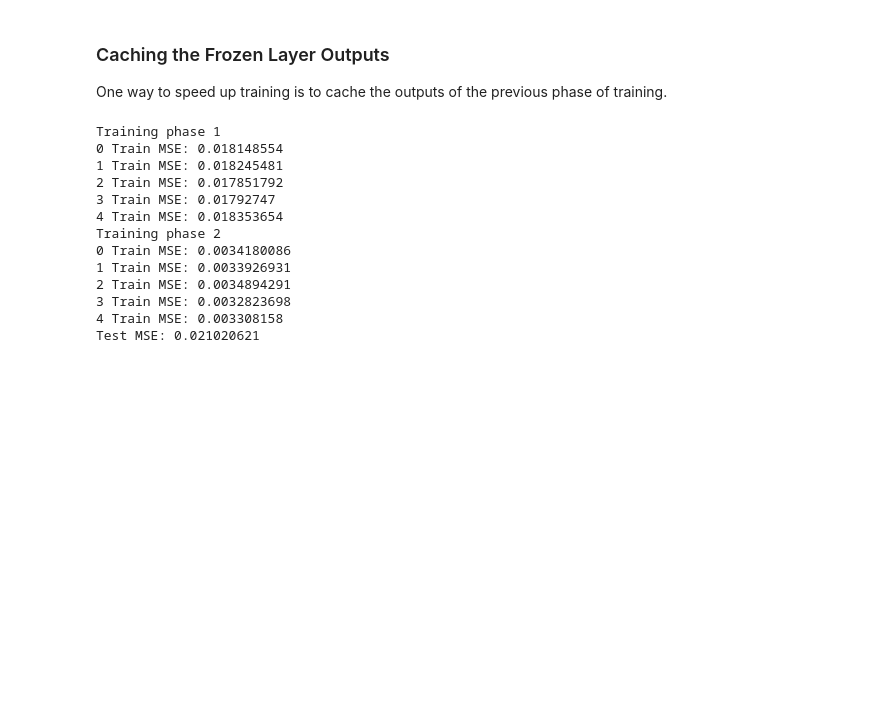
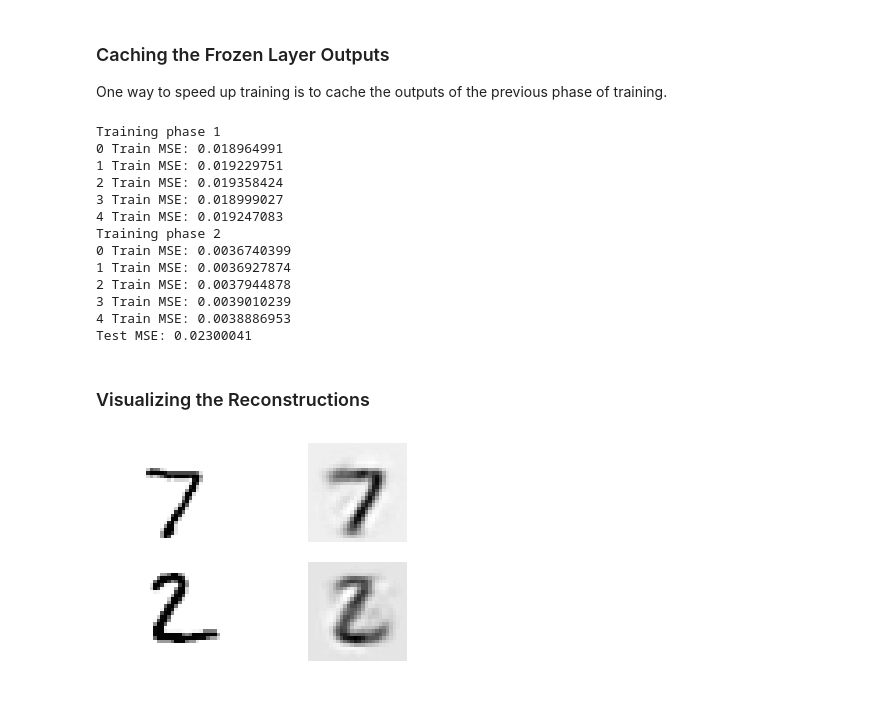
Before and after one commit to DCtheTall/hands-on-machine-learning, a Jupyter notebook: chapter15/Autoencoders.ipynb, the cells around one changed output. Saved outputs shown, nothing was run; the diff lists cells and outputs as text; code cells hidden in the pictures; blank space fills up the shorter version.

```diff
--- a/chapter15/Autoencoders.ipynb
+++ b/chapter15/Autoencoders.ipynb
@@ -412,7 +412,7 @@ n_hidden2 = 128
 n_hidden3 = n_hidden1
 n_outputs = n_inputs
 
-learning_rate = 0.001
+learning_rate = 0.01
 l2_reg = 0.0005
 
 X = tf.placeholder(tf.float32, shape=(None, n_inputs))
@@ -420,17 +420,19 @@ X = tf.placeholder(tf.float32, shape=(None, n_inputs))
 he_init = tf.contrib.layers.variance_scaling_initializer()
 regularizer = tf.contrib.layers.l2_regularizer(l2_reg)
 
-init_weights = lambda n1, n2: tf.Variable(he_init([n1, n2]), dtype=tf.float32)
-W1 = init_weights(n_inputs, n_hidden1)
-W2 = init_weights(n_hidden1, n_hidden2)
-W3 = init_weights(n_hidden2, n_hidden3)
-W4 = init_weights(n_hidden3, n_outputs)
+init_weights = lambda n1, n2, name: \
+    tf.Variable(he_init([n1, n2]), dtype=tf.float32, name=name)
+W1 = init_weights(n_inputs, n_hidden1, 'weights1')
+W2 = init_weights(n_hidden1, n_hidden2, 'weights2')
+W3 = init_weights(n_hidden2, n_hidden3, 'weights3')
+W4 = init_weights(n_hidden3, n_outputs, 'weights4')
 
-init_bias = lambda n: tf.Variable(tf.zeros(n), dtype=tf.float32)
-b1 = init_bias(n_hidden1)
-b2 = init_bias(n_hidden2)
-b3 = init_bias(n_hidden3)
-b4 = init_bias(n_outputs)
+init_bias = lambda n, name: \
+    tf.Variable(tf.zeros(n), dtype=tf.float32, name=name)
+b1 = init_bias(n_hidden1, name='bias1')
+b2 = init_bias(n_hidden2, name='bias2')
+b3 = init_bias(n_hidden3, name='bias3')
+b4 = init_bias(n_outputs, name='bias4')
 
 hidden1 = tf.nn.elu(tf.matmul(X, W1) + b1)
 hidden2 = tf.nn.elu(tf.matmul(hidden1, W2) + b2)
@@ -536,15 +538,36 @@ with tf.Session() as sess:
   print('Test MSE:', loss_test)
 # %% [output]
 Training phase 1
-0 Train MSE: 0.018148554
-1 Train MSE: 0.018245481
-2 Train MSE: 0.017851792
-3 Train MSE: 0.01792747
-4 Train MSE: 0.018353654
+0 Train MSE: 0.018964991
+1 Train MSE: 0.019229751
+2 Train MSE: 0.019358424
+3 Train MSE: 0.018999027
+4 Train MSE: 0.019247083
 Training phase 2
-0 Train MSE: 0.0034180086
-1 Train MSE: 0.0033926931
-2 Train MSE: 0.0034894291
-3 Train MSE: 0.0032823698
-4 Train MSE: 0.003308158
-Test MSE: 0.021020621
+0 Train MSE: 0.0036740399
+1 Train MSE: 0.0036927874
+2 Train MSE: 0.0037944878
+3 Train MSE: 0.0039010239
+4 Train MSE: 0.0038886953
+Test MSE: 0.02300041
+# %% [markdown]
+### Visualizing the Reconstructions
+# %%
+n_test_digits = 2
+X_test = mnist.test.images[:n_test_digits]
+
+with tf.Session() as sess:
+    saver.restore(sess, './my_model_one_at_a_time.ckpt')
+    outputs_val = outputs.eval(feed_dict={X: X_test})
+
+def plot_image(image, shape=[28, 28]):
+    plt.imshow(image.reshape(shape), cmap='Greys', interpolation='nearest')
+    plt.axis('off')
+
+for digit_index in range(n_test_digits):
+    plt.subplot(n_test_digits, 2, digit_index * 2 + 1)
+    plot_image(X_test[digit_index])
+    plt.subplot(n_test_digits, 2, digit_index * 2 + 2)
+    plot_image(outputs_val[digit_index])
+# %% [output]
+[figure, added]
```
Also changed, not shown: parts of 11 cells of this notebook.
